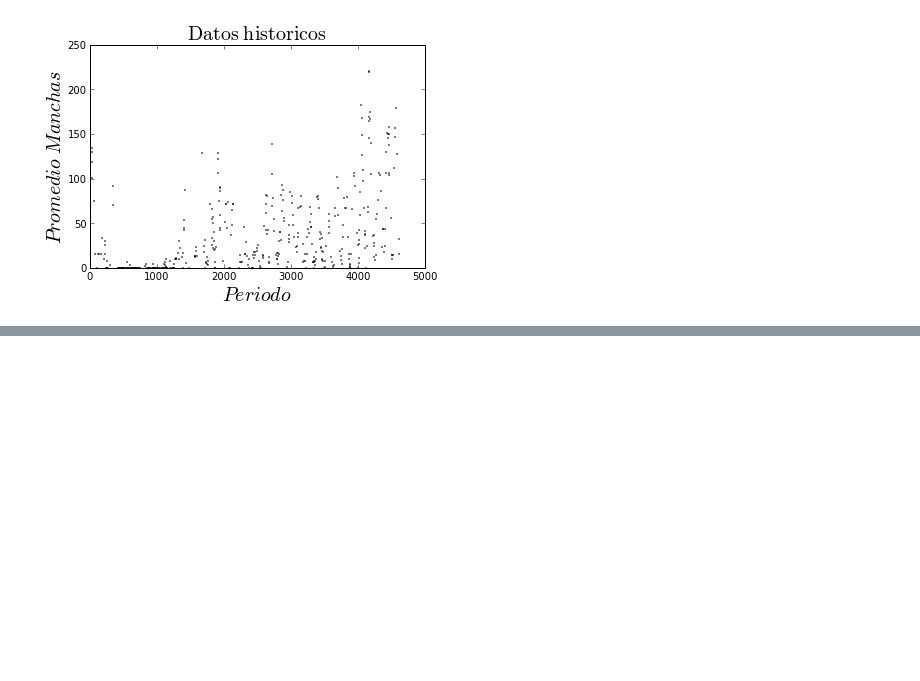
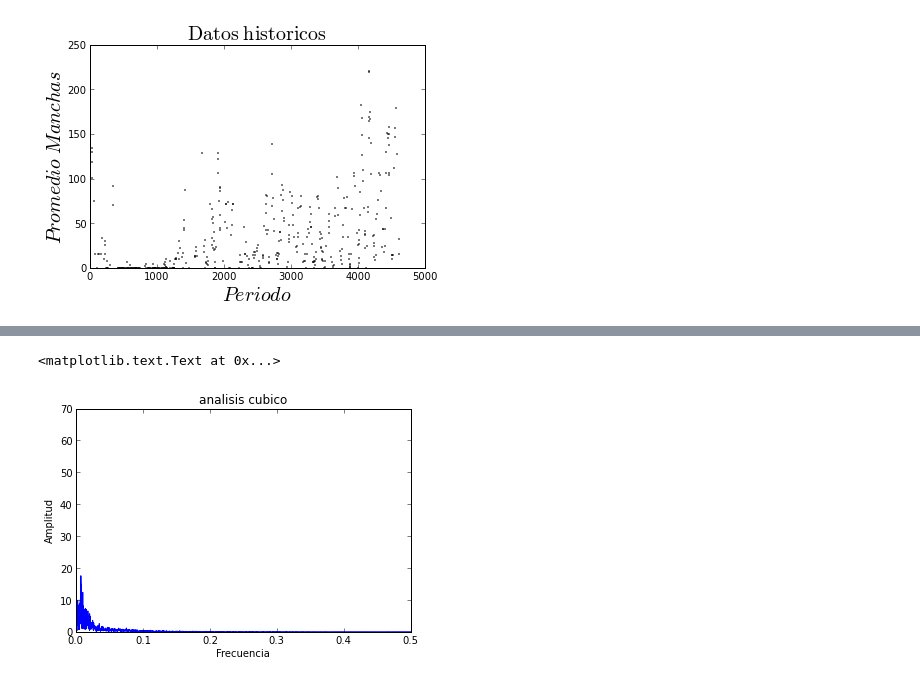
Before and after one commit to HalbardHobby/FisicaComputacional, a Jupyter notebook: Tarea5/Punto2.ipynb, the cells around one changed output, grey strips where cells are left out. Cells and saved outputs as stored; diff of their text form; code cells hidden in the pictures; blank space fills up the shorter version.

```diff
--- a/Tarea5/Punto2.ipynb
+++ b/Tarea5/Punto2.ipynb
@@ -59,0 +90,6 @@ obs_cuad=supera_espectativas(remaster)
+# %%
+cube_spec=kodama(obs_cube)
+plt.title("analisis cubico")
+# %% [output]
+<matplotlib.text.Text at 0x...>
+[figure, added]
```
Also changed, not shown: parts of 5 cells of this notebook.
